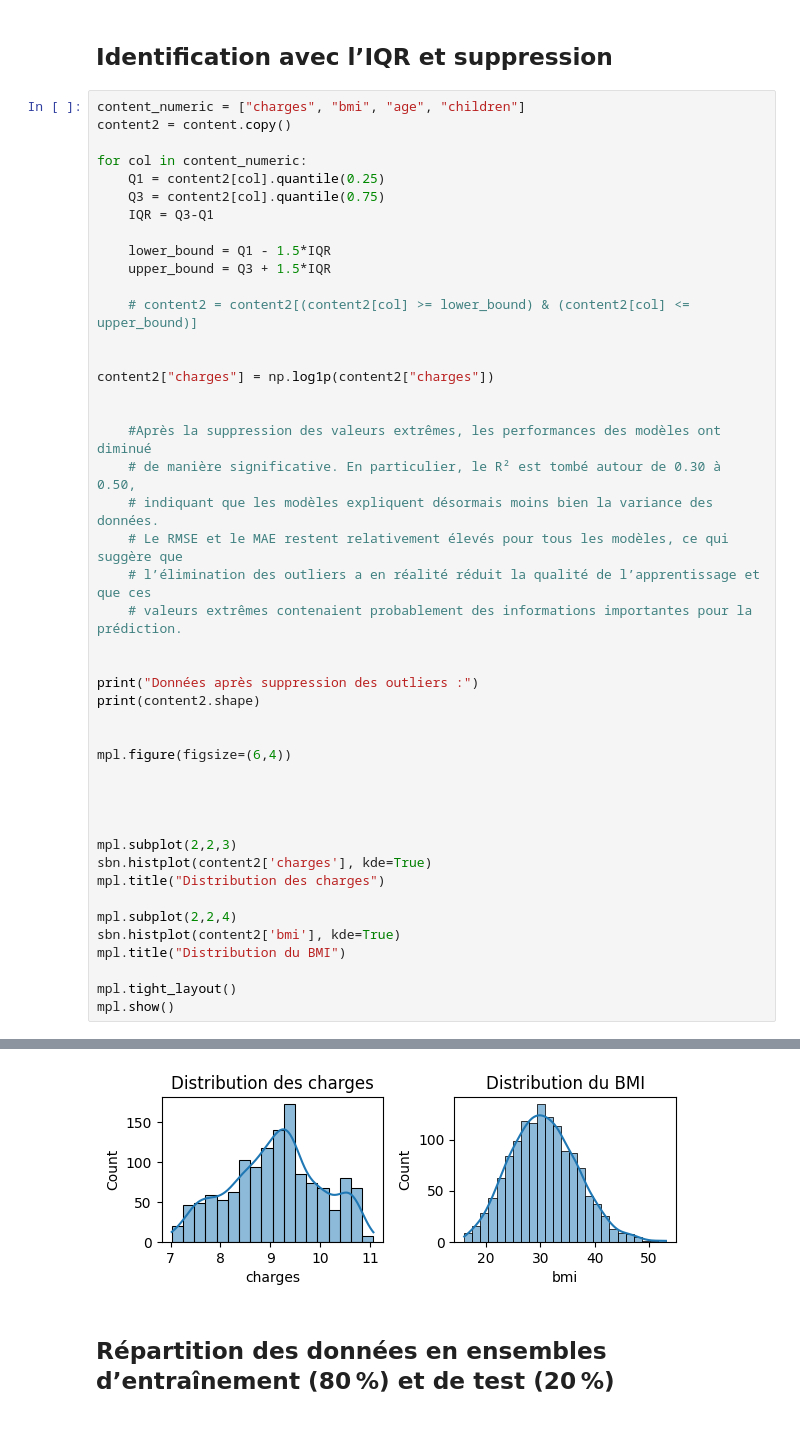
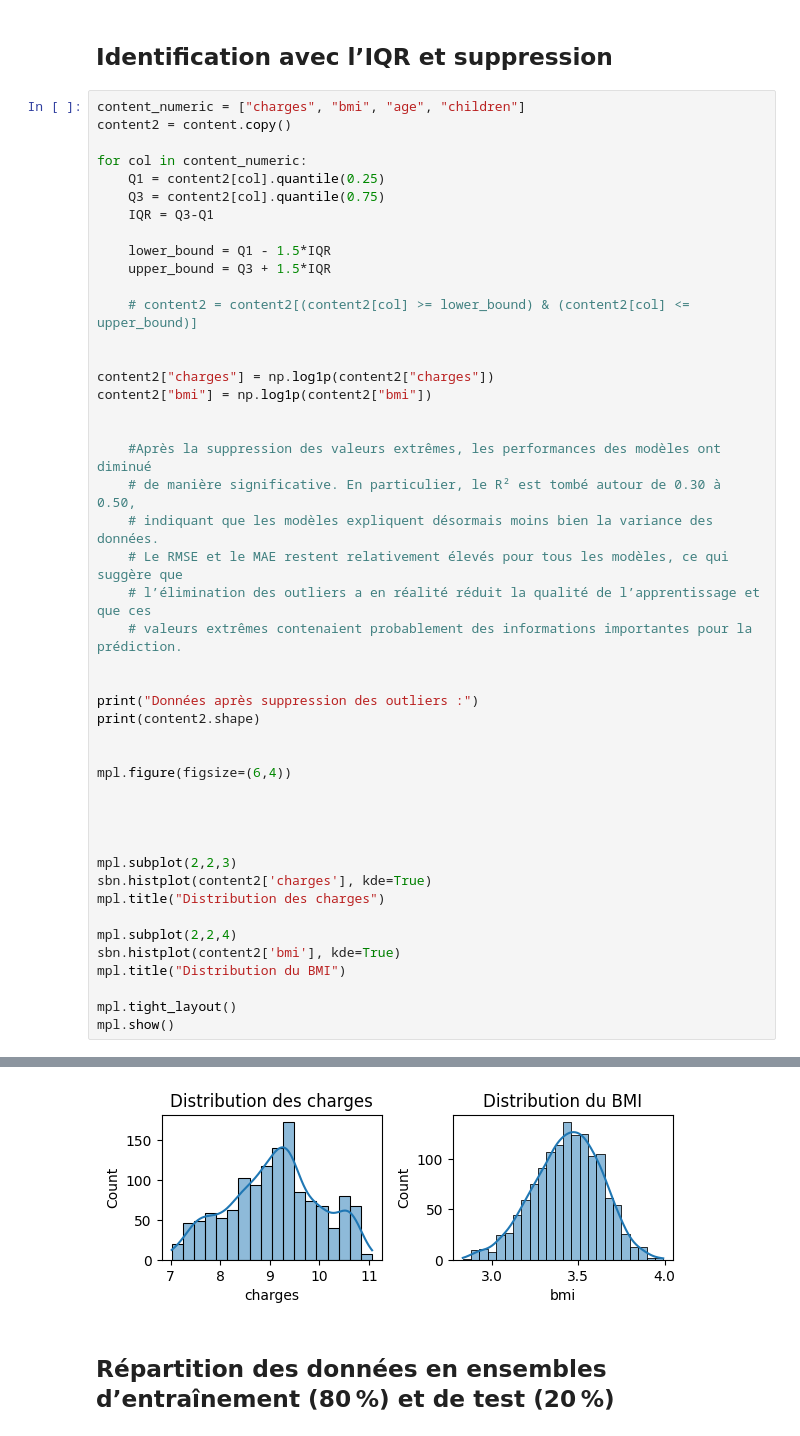
Before and after one commit to bouchta65/SmartSante-IA-pour-la-gestion-des-charges-medicales., a Jupyter notebook: src/data_preparation.ipynb, the cells around one changed output, grey strips where cells are left out. Cells and saved outputs as stored; diff of their text form.

```diff
--- a/src/data_preparation.ipynb
+++ b/src/data_preparation.ipynb
@@ -249,39 +249,40 @@ for col in content_numeric:
 
 
 content2["charges"] = np.log1p(content2["charges"])
+content2["bmi"] = np.log1p(content2["bmi"])
 
 
     #Après la suppression des valeurs extrêmes, les performances des modèles ont diminué
     # de manière significative. En particulier, le R² est tombé autour de 0.30 à 0.50,
     # indiquant que les modèles expliquent désormais moins bien la variance des données.
     # Le RMSE et le MAE restent relativement élevés pour tous les modèles, ce qui suggère que
     # l’élimination des outliers a en réalité réduit la qualité de l’apprentissage et que ces
     # valeurs extrêmes contenaient probablement des informations importantes pour la prédiction.
 
 
 print("Données après suppression des outliers :")
 print(content2.shape)
 
 
 mpl.figure(figsize=(6,4))
 
 
 
 
 mpl.subplot(2,2,3)
 sbn.histplot(content2['charges'], kde=True)
 mpl.title("Distribution des charges")
 
 mpl.subplot(2,2,4)
 sbn.histplot(content2['bmi'], kde=True)
 mpl.title("Distribution du BMI")
 
 mpl.tight_layout()
 mpl.show()
 # %% [output]
 Données après suppression des outliers :
 (1337, 10)
-[figure, old version]
+[figure, new version]
 # %% [markdown]
 ## Répartition des données en ensembles d’entraînement (80 %) et de test (20 %)
 # %%
```
Also changed, not shown: parts of 8 cells of this notebook.
